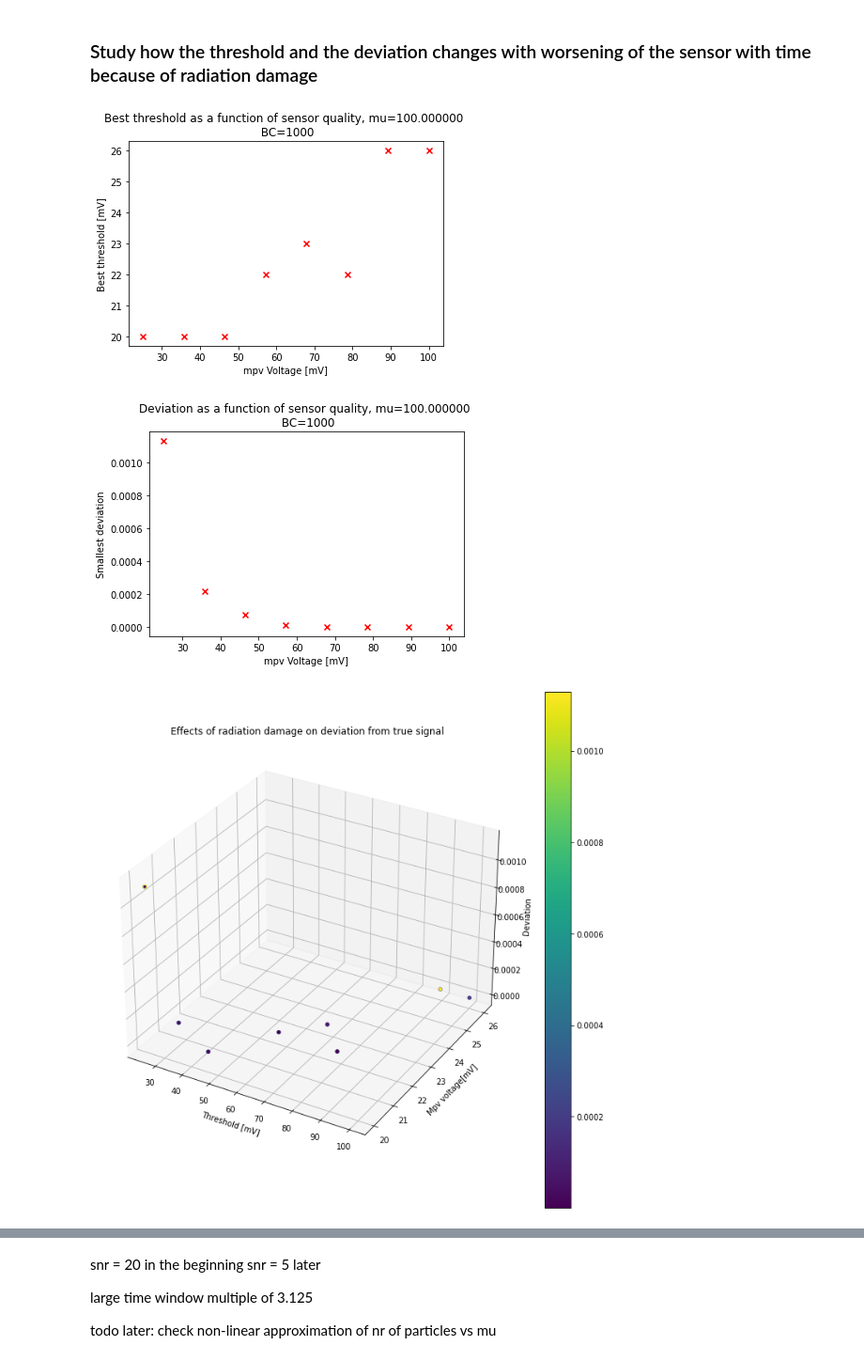
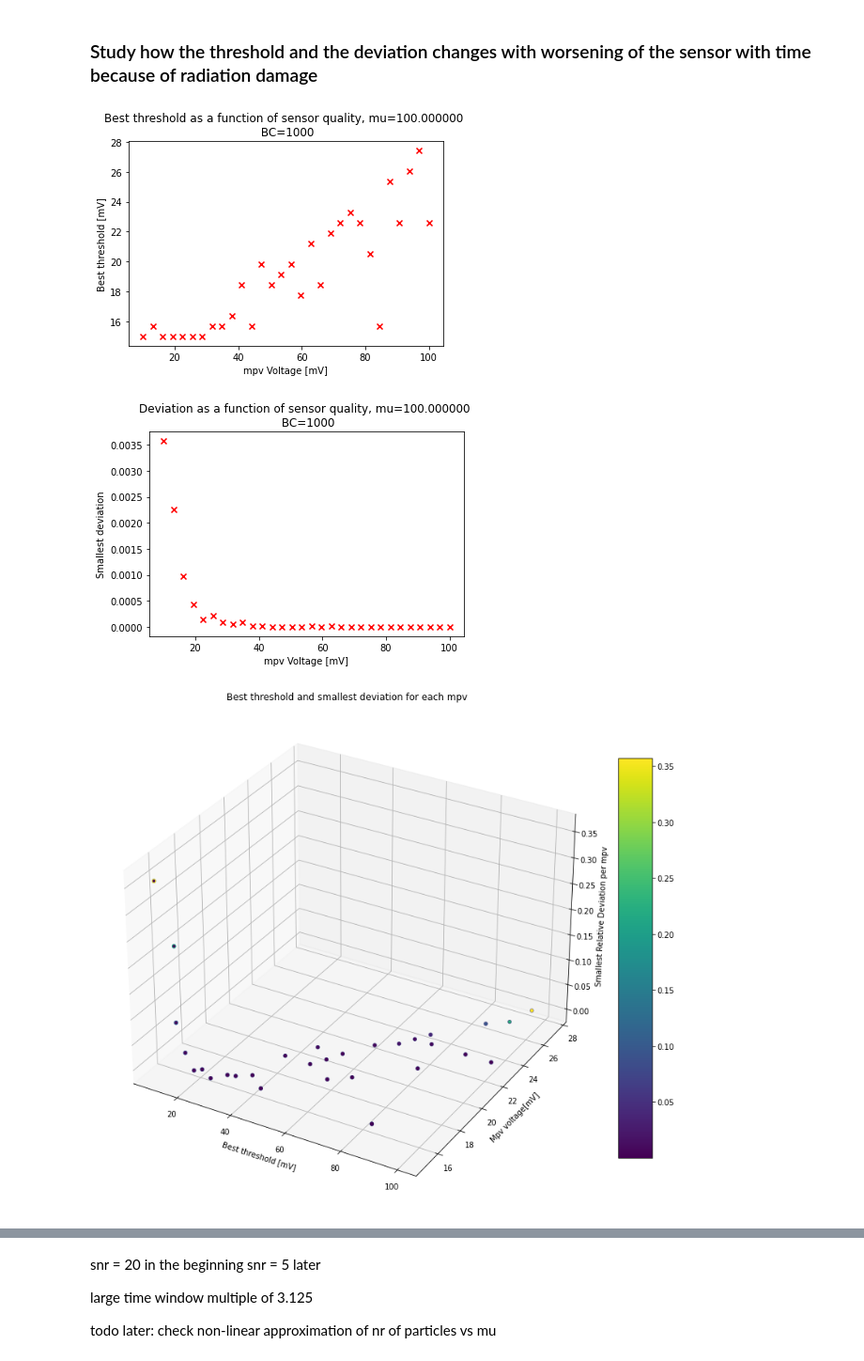
Before and after one commit to rupozzi/HGTDLumiToyStudies, a Jupyter notebook: Ruben/Simulation_ruben.ipynb, the cells around one changed output, grey strips where cells are left out. Shown at 94% size. Drawn from its saved outputs; the diff is of its cells as text; code cells hidden in the pictures.

Commit message:
Contour and relative 3d plot

```diff
--- a/Ruben/Simulation_ruben.ipynb
+++ b/Ruben/Simulation_ruben.ipynb
@@ -166,17 +166,17 @@ mu = 100
 """exp number of particles on detector proportional to mu, try also non-linear relationship as in christian's plot """
 expected_count = (15*1e3/200)*mu #expected number of particles reaching the HGTD for mu=200, no more than 20k
 bunch_crossings = 1000
-ratio_of_channels_to_sample = 1
+ratio_of_channels_to_sample = 0.5
 print("Expected count: %f" %expected_count)
 
-min_threshold = 20#mV
-max_threshold = 30#mV
-threshold_steps = 11
+min_threshold = 15#mV
+max_threshold = 35#mV
+threshold_steps = 30
 
 #Put same min and max, and step=1 to try only for a single mpv of peak voltage
-min_mpv_peak = 25 #mV, the sensor at its worst state
+min_mpv_peak = 10 #mV, the sensor at its worst state
 max_mpv_peak = 100 #mV, new sensors
-mpv_peak_steps = 8
+mpv_peak_steps = 30
 guess_mpv_voltage_bias = 1 #percentage of bias of guessed mpv voltage
 # %% [output]
 Expected count: 7500.000000
@@ -373,48 +376,49 @@ plt.xlabel("mpv Voltage [mV]")
 plt.ylabel("Smallest deviation")
 plt.show()
 
-plt.show()
 
 """3D scatter plot with best thresholds and minimal deviation for that threshold"""
 x = mpv_peak_array
 y = best_threshold_array
-z = min_deviation_array
+z = min_deviation_array*100
 fig = plt.figure(figsize=(12,12))
 
 ax = fig.add_subplot(111, projection='3d')
 ax.scatter(x, y ,z)
 pnt3d=ax.scatter(x,y,z,c=z)
-cbar=plt.colorbar(pnt3d)
-ax.set_title('Effects of radiation damage on deviation from true signal')
-ax.set_zlabel('Deviation')
-ax.set_xlabel('Threshold [mV]')
+ax.set_title('Best threshold and smallest deviation for each mpv')
+ax.set_zlabel('Smallest Relative Deviation per mpv')
+ax.set_xlabel('Best threshold [mV]')
 ax.set_ylabel('Mpv voltage[mV]')
+# Add a color bar which maps values to colors.
+cbaxes = fig.add_axes([0.92, 0.2, 0.05, 0.6])
+c = plt.colorbar(pnt3d, cax = cbaxes)
 plt.show()
+
 
 """3D plot of deviation as a function of mpv and threshold"""
 x = mpv_peak_array
 y = threshold_array
-z = np.array(mpv_and_deviation)
+z = np.array(mpv_and_deviation)*100
 
 xv, yv = np.meshgrid(x, y)
 fig = plt.figure(figsize=(12,12))
 ax = fig.add_subplot(111, projection='3d')
 plot3d=ax.plot_surface(xv,yv,z,cmap='afmhot',)
 ax.set_title('Effects of radiation damage on deviation from true signal')
-ax.set_zlabel('Deviation')
+ax.set_zlabel('Relative Deviation')
 ax.set_xlabel('Most probable peak voltage [mV]')
 ax.set_ylabel('Threshold [mV]')
 # Customize the z axis.
 #ax.set_zlim(0, 0.5)
 ax.zaxis.set_major_locator(LinearLocator(10))
 # A StrMethodFormatter is used automatically
 ax.zaxis.set_major_formatter('{x:.02f}')
-
 # Add a color bar which maps values to colors.
-cbaxes = fig.add_axes([0.9, 0.2, 0.05, 0.6])
+cbaxes = fig.add_axes([0.92, 0.2, 0.05, 0.6])
 cb = plt.colorbar(plot3d, cax = cbaxes)
 plt.show()
 # %% [output]
-[figure, old version]
+[figure, new version]
-[figure, old version]
+[figure, new version]
-[figure, old version]
+[figure, new version]
```
Also changed, not shown: parts of 9 cells of this notebook.
